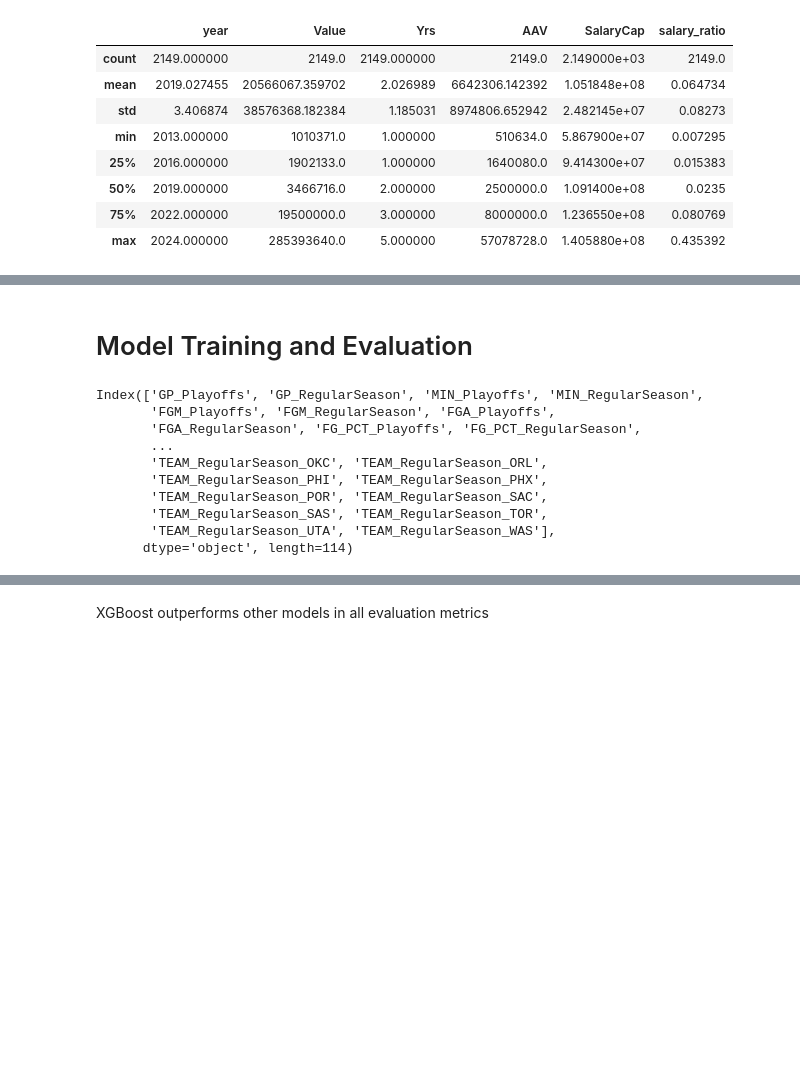
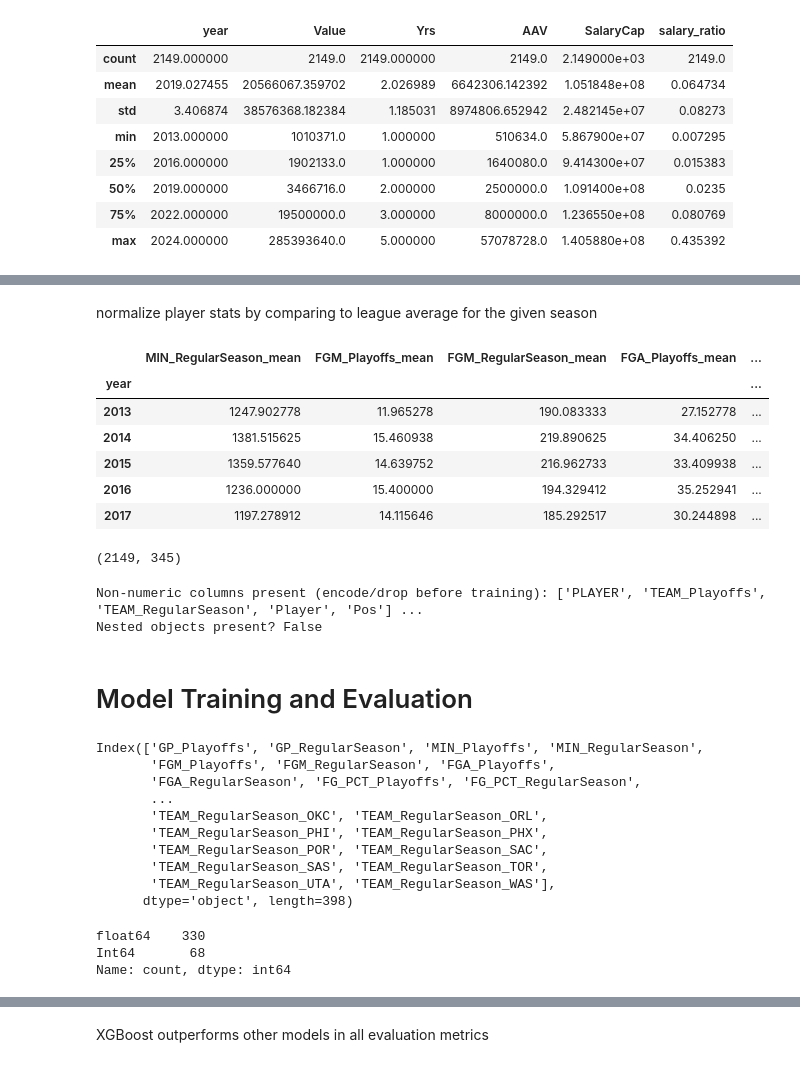
Before and after one commit to CaedinM/nba-salary-prediction, a Jupyter notebook: notebook/NBA_salary_model_notebook.ipynb, the cells around one changed output, grey strips where cells are left out. Saved outputs shown, nothing was run; the diff lists cells and outputs as text; code cells hidden in the pictures; blank space fills up the shorter version.

```diff
--- a/notebook/NBA_salary_model_notebook.ipynb
+++ b/notebook/NBA_salary_model_notebook.ipynb
@@ -222,0 +216,22 @@ data.head()
+# %%
+reg_cats = ['MIN_RegularSeason', 'FGM_RegularSeason', 'FGA_RegularSeason','FG3M_RegularSeason','FG3A_RegularSeason', 'FTM_RegularSeason',
+            'FTA_RegularSeason', 'OREB_RegularSeason','DREB_RegularSeason','REB_RegularSeason','AST_RegularSeason', 'STL_RegularSeason',
+            'BLK_RegularSeason', 'TOV_RegularSeason', 'PF_RegularSeason', 'PTS_RegularSeason', 'EFF_RegularSeason']
+
+playoff_cats = ['FGM_Playoffs', 'FGA_Playoffs', 'FG3M_Playoffs', 'FG3A_Playoffs', 'FTM_Playoffs','FTA_Playoffs', 'OREB_Playoffs',
+                'DREB_Playoffs', 'REB_Playoffs',  'AST_Playoffs',  'STL_Playoffs','BLK_Playoffs', 'TOV_Playoffs', 'PF_Playoffs',
+                'PTS_Playoffs',	'EFF_Playoffs']
+
+per_game_df = pd.DataFrame(index=data.index)
+per_36_df = pd.DataFrame(index=data.index)
+
+for stat in reg_cats:
+    per_game_df[f'{stat}_per_game'] = data[stat] / data['GP_RegularSeason']
+    per_36_df[f'{stat}_per36'] = (data[stat] / data['MIN_RegularSeason']) * 36
+
+for stat in playoff_cats:
+    per_game_df[f'{stat}_per_game'] = data[stat] / data['GP_Playoffs']
+    per_36_df[f'{stat}_per36'] = (data[stat] / data['MIN_Playoffs']) * 36
+
+
+data = pd.concat([data, per_game_df, per_36_df], axis=1)
@@ -222,0 +250,26 @@ data.head()
+# %% [markdown]
+normalize player stats by comparing to league average for the given season
+# %%
+cats = ['MIN_RegularSeason', 'FGM_Playoffs', 'FGM_RegularSeason', 'FGA_Playoffs', 'FGA_RegularSeason',
+        'FG_PCT_Playoffs', 'FG_PCT_RegularSeason', 'FG3M_Playoffs', 'FG3M_RegularSeason', 'FG3A_Playoffs',
+        'FG3A_RegularSeason', 'FG3_PCT_Playoffs', 'FG3_PCT_RegularSeason', 'FTM_Playoffs', 'FTM_RegularSeason',
+        'FTA_Playoffs', 'FTA_RegularSeason', 'FT_PCT_Playoffs',	'FT_PCT_RegularSeason',	'OREB_Playoffs',
+        'OREB_RegularSeason', 'DREB_Playoffs', 'DREB_RegularSeason', 'REB_Playoffs', 'REB_RegularSeason',
+        'AST_Playoffs', 'AST_RegularSeason', 'STL_Playoffs', 'STL_RegularSeason', 'BLK_Playoffs',
+        'BLK_RegularSeason', 'TOV_Playoffs', 'TOV_RegularSeason', 'PF_Playoffs', 'PF_RegularSeason',
+        'PTS_Playoffs','PTS_RegularSeason',	'EFF_Playoffs', 'EFF_RegularSeason', 'AST_TOV_Playoffs',
+        'AST_TOV_RegularSeason', 'STL_TOV_Playoffs', 'STL_TOV_RegularSeason']
+
+cats += data.filter(regex='(_per_game|_per36)$').columns.tolist()
+
+league_stats = data.groupby('year')[cats].agg(['mean'])
+league_stats.columns = ['_'.join(col) for col in league_stats.columns]
+league_stats.head()
+# %% [output]
+|  | MIN_RegularSeason_mean | FGM_Playoffs_mean | FGM_RegularSeason_mean | FGA_Playoffs_mean | ... |
+| year |  |  |  |  | ... |
+| 2013 | 1247.902778 | 11.965278 | 190.083333 | 27.152778 | ... |
+| 2014 | 1381.515625 | 15.460938 | 219.890625 | 34.406250 | ... |
+| 2015 | 1359.577640 | 14.639752 | 216.962733 | 33.409938 | ... |
+| 2016 | 1236.000000 | 15.400000 | 194.329412 | 35.252941 | ... |
+| 2017 | 1197.278912 | 14.115646 | 185.292517 | 30.244898 | ... |
@@ -223,3 +293,23 @@ data.head()
+# %%
+data.shape
+# %% [output]
+(2149, 345)
+# %%
+# No MultiIndex columns
+if isinstance(data.columns, pd.MultiIndex):
+    data.columns = ['_'.join(map(str, c)).strip('_') for c in data.columns]
+
+# Ensure all model features are numeric
+non_num = data.select_dtypes(exclude=['number']).columns.tolist()
+if non_num:
+    print("Non-numeric columns present (encode/drop before training):", non_num[:10], "...")
+
+# Optional: verify no nested objects
+has_nested = data.head(200).applymap(lambda x: isinstance(x, (pd.DataFrame, list, dict, pd.Series))).any().any()
+print("Nested objects present?", has_nested)
+# %% [output]
+Non-numeric columns present (encode/drop before training): ['PLAYER', 'TEAM_Playoffs', 'TEAM_RegularSeason', 'Player', 'Pos'] ...
+Nested objects present? False
 # %% [markdown]
 # Model Training and Evaluation
 # %%
@@ -235,6 +325,7 @@ X = data.drop(columns=['year', 'PLAYER_ID', "PLAYER", 'Player', 'Start', 'End',
 y = data['salary_ratio']
 
 X = pd.get_dummies(X, columns=['Pos', 'TEAM_Playoffs', 'TEAM_RegularSeason'], drop_first=True)
+X = X.astype({col: 'Int64' for col in X.select_dtypes('bool').columns})
 X.columns
 # %% [output]
 Index(['GP_Playoffs', 'GP_RegularSeason', 'MIN_Playoffs', 'MIN_RegularSeason',
@@ -246,10 +337,16 @@ Index(['GP_Playoffs', 'GP_RegularSeason', 'MIN_Playoffs', 'MIN_RegularSeason',
        'TEAM_RegularSeason_POR', 'TEAM_RegularSeason_SAC',
        'TEAM_RegularSeason_SAS', 'TEAM_RegularSeason_TOR',
        'TEAM_RegularSeason_UTA', 'TEAM_RegularSeason_WAS'],
-      dtype='object', length=114)
+      dtype='object', length=398)
 # %%
 # Train/Test Split
 X_train, X_test, y_train, y_test = train_test_split(X, y, test_size=0.2, random_state=42)
+# %%
+X_train.dtypes.value_counts()
+# %% [output]
+float64    330
+Int64       68
+Name: count, dtype: int64
 # %%
 # establish models
 models = {
```
Also changed, not shown: parts of 19 cells of this notebook, 2 other files.
